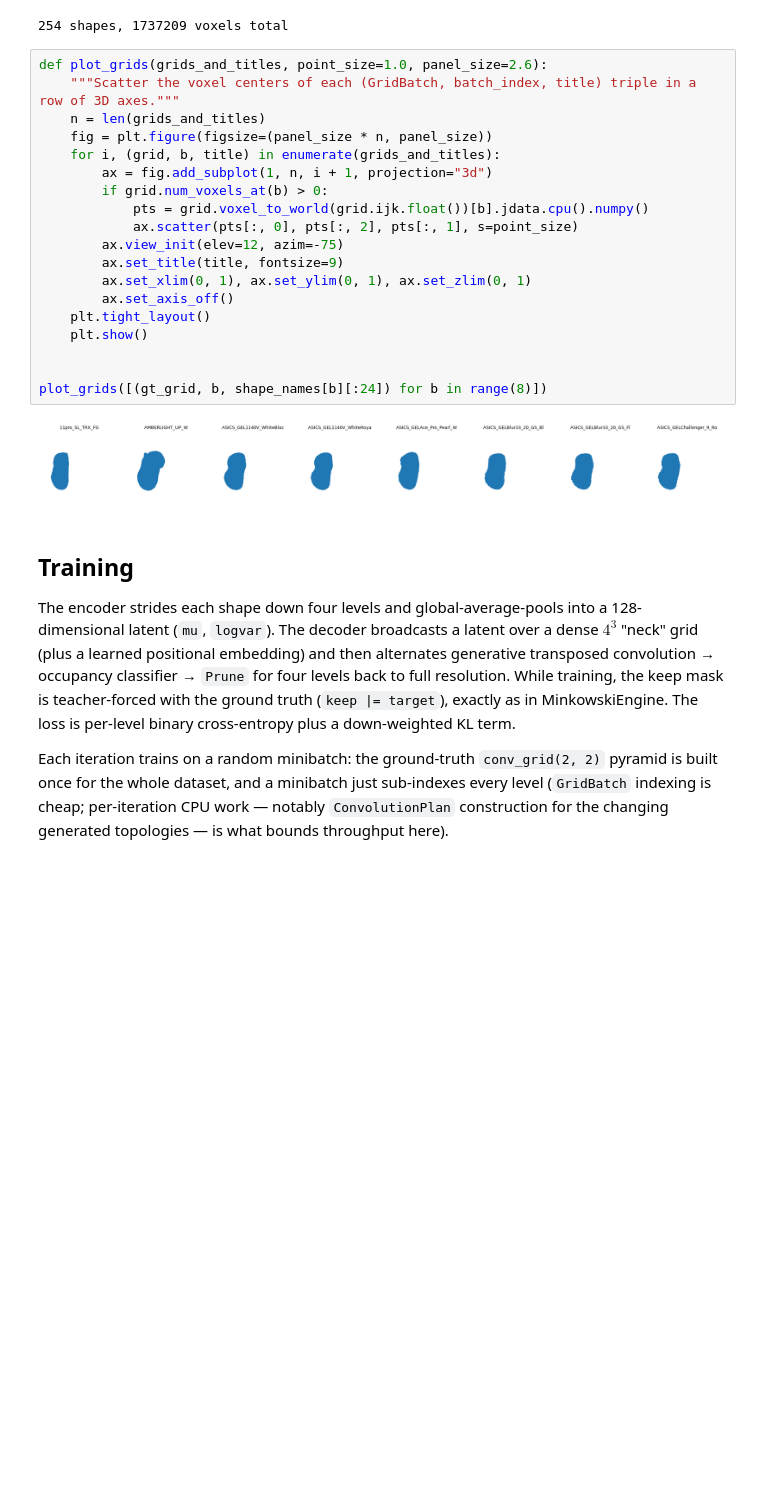
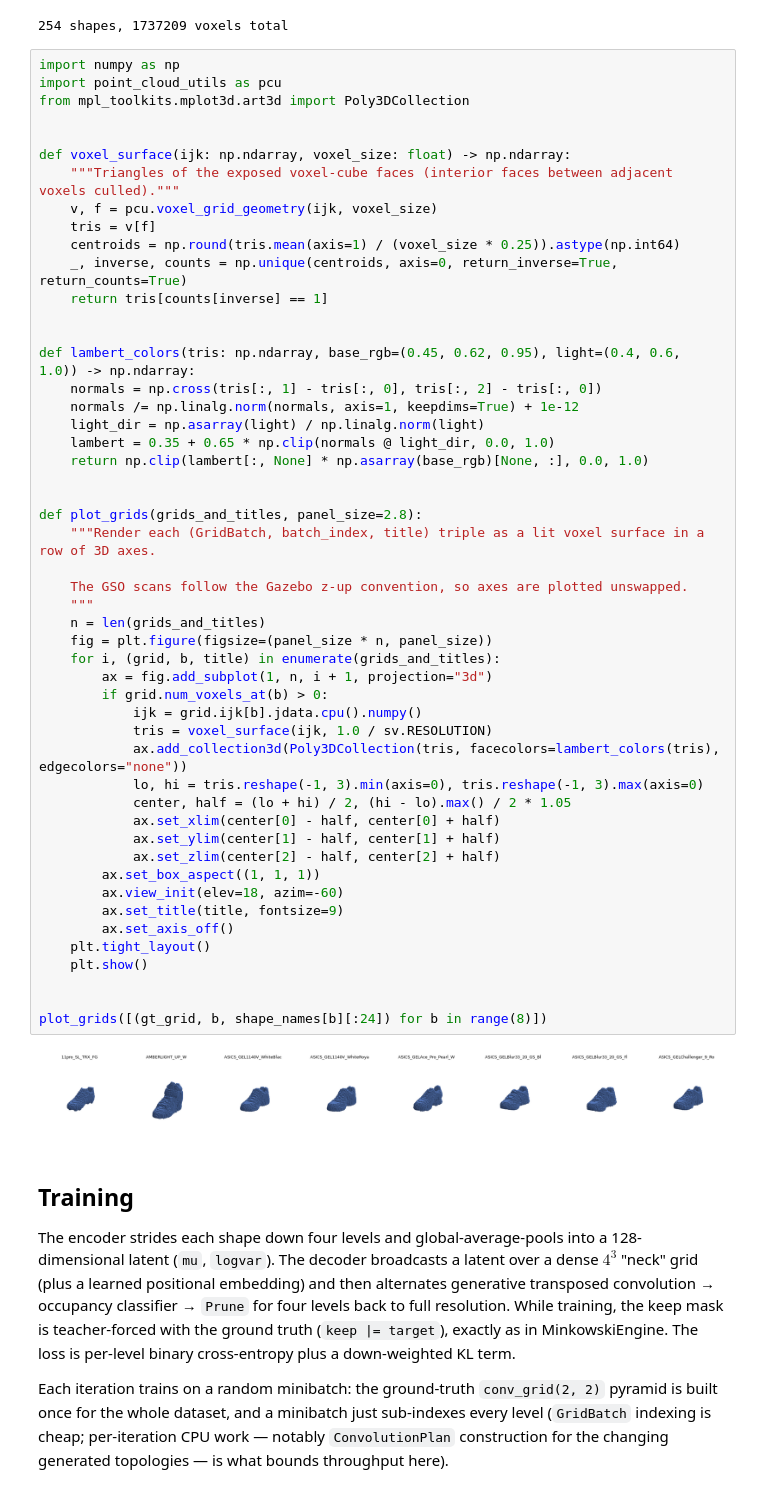
Before and after one commit to openvdb/fvdb-core, a Jupyter notebook: notebooks/04_shape_vae.ipynb, the cells around one changed output. Cells and saved outputs as stored; diff of their text form; blank space fills up the shorter version.

```diff
--- a/notebooks/04_shape_vae.ipynb
+++ b/notebooks/04_shape_vae.ipynb
@@ -54,27 +54,58 @@ with open(get_fvdb_example_data_path() / "meshes" / "gso_shoes" / "ATTRIBUTION.j
 print(f"{gt_grid.grid_count} shapes, {gt_grid.total_voxels} voxels total")
 # %% [output]
 254 shapes, 1737209 voxels total
-# %%
-def plot_grids(grids_and_titles, point_size=1.0, panel_size=2.6):
-    """Scatter the voxel centers of each (GridBatch, batch_index, title) triple in a row of 3D axes."""
-    n = len(grids_and_titles)
-    fig = plt.figure(figsize=(panel_size * n, panel_size))
-    for i, (grid, b, title) in enumerate(grids_and_titles):
-        ax = fig.add_subplot(1, n, i + 1, projection="3d")
-        if grid.num_voxels_at(b) > 0:
-            pts = grid.voxel_to_world(grid.ijk.float())[b].jdata.cpu().numpy()
-            ax.scatter(pts[:, 0], pts[:, 2], pts[:, 1], s=point_size)
-        ax.view_init(elev=12, azim=-75)
-        ax.set_title(title, fontsize=9)
-        ax.set_xlim(0, 1), ax.set_ylim(0, 1), ax.set_zlim(0, 1)
-        ax.set_axis_off()
-    plt.tight_layout()
-    plt.show()
-
-
-plot_grids([(gt_grid, b, shape_names[b][:24]) for b in range(8)])
-# %% [output]
-[figure, removed]
+# %%
+import numpy as np
+import point_cloud_utils as pcu
+from mpl_toolkits.mplot3d.art3d import Poly3DCollection
+
+
+def voxel_surface(ijk: np.ndarray, voxel_size: float) -> np.ndarray:
+    """Triangles of the exposed voxel-cube faces (interior faces between adjacent voxels culled)."""
+    v, f = pcu.voxel_grid_geometry(ijk, voxel_size)
+    tris = v[f]
+    centroids = np.round(tris.mean(axis=1) / (voxel_size * 0.25)).astype(np.int64)
+    _, inverse, counts = np.unique(centroids, axis=0, return_inverse=True, return_counts=True)
+    return tris[counts[inverse] == 1]
+
+
+def lambert_colors(tris: np.ndarray, base_rgb=(0.45, 0.62, 0.95), light=(0.4, 0.6, 1.0)) -> np.ndarray:
+    normals = np.cross(tris[:, 1] - tris[:, 0], tris[:, 2] - tris[:, 0])
+    normals /= np.linalg.norm(normals, axis=1, keepdims=True) + 1e-12
+    light_dir = np.asarray(light) / np.linalg.norm(light)
+    lambert = 0.35 + 0.65 * np.clip(normals @ light_dir, 0.0, 1.0)
+    return np.clip(lambert[:, None] * np.asarray(base_rgb)[None, :], 0.0, 1.0)
+
+
+def plot_grids(grids_and_titles, panel_size=2.8):
+    """Render each (GridBatch, batch_index, title) triple as a lit voxel surface in a row of 3D axes.
+
+    The GSO scans follow the Gazebo z-up convention, so axes are plotted unswapped.
+    """
+    n = len(grids_and_titles)
+    fig = plt.figure(figsize=(panel_size * n, panel_size))
+    for i, (grid, b, title) in enumerate(grids_and_titles):
+        ax = fig.add_subplot(1, n, i + 1, projection="3d")
+        if grid.num_voxels_at(b) > 0:
+            ijk = grid.ijk[b].jdata.cpu().numpy()
+            tris = voxel_surface(ijk, 1.0 / sv.RESOLUTION)
+            ax.add_collection3d(Poly3DCollection(tris, facecolors=lambert_colors(tris), edgecolors="none"))
+            lo, hi = tris.reshape(-1, 3).min(axis=0), tris.reshape(-1, 3).max(axis=0)
+            center, half = (lo + hi) / 2, (hi - lo).max() / 2 * 1.05
+            ax.set_xlim(center[0] - half, center[0] + half)
+            ax.set_ylim(center[1] - half, center[1] + half)
+            ax.set_zlim(center[2] - half, center[2] + half)
+        ax.set_box_aspect((1, 1, 1))
+        ax.view_init(elev=18, azim=-60)
+        ax.set_title(title, fontsize=9)
+        ax.set_axis_off()
+    plt.tight_layout()
+    plt.show()
+
+
+plot_grids([(gt_grid, b, shape_names[b][:24]) for b in range(8)])
+# %% [output]
+[figure, added]
 # %% [markdown]
 ## Training
 
```
Also changed, not shown: parts of 5 cells of this notebook.
